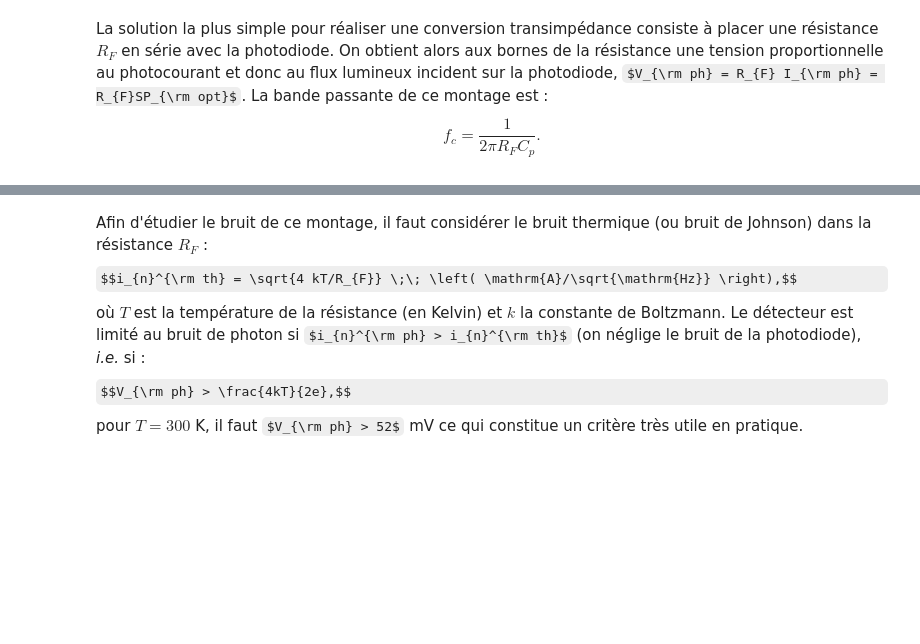
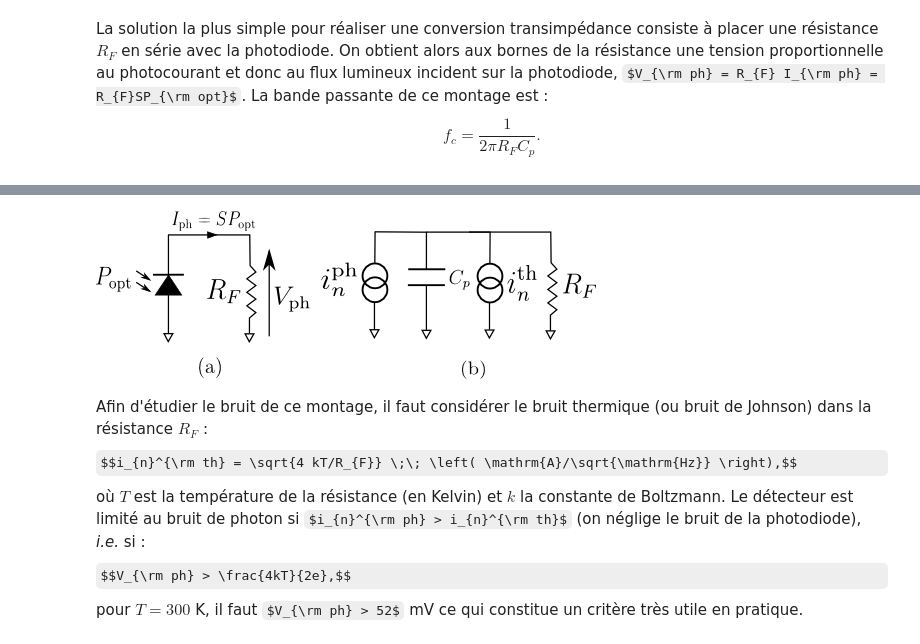
Before and after one commit to minjungkh/Photonics, a Jupyter notebook: photodetection.ipynb, the cells around one changed output, grey strips where cells are left out. Drawn from its saved outputs; the diff is of its cells as text; code cells hidden in the pictures; some formulas as TeX source; blank space fills up the shorter version.

```diff
--- a/photodetection.ipynb
+++ b/photodetection.ipynb
@@ -30,5 +30,5 @@ $$i_{n}^{\rm det} = S \; \mathrm{NEP}.$$
 La solution la plus simple pour réaliser une conversion transimpédance consiste à placer une résistance $R_{F}$ en série avec la photodiode. On obtient alors aux bornes de la résistance une tension proportionnelle au photocourant et donc au flux lumineux incident sur la photodiode, $V_{\rm ph} = R_{F} I_{\rm ph} = R_{F}SP_{\rm opt}$. La bande passante de ce montage est :
 $$f_{c} = \frac{1}{2 \pi R_{F} C_{p}}.$$
 # %%
-SVG(filename='img/pd_resistance.svg')
+Image(filename='img/pd_resistance.png')
 # %% [output]
@@ -36,3 +35,4 @@ SVG(filename='img/pd_resistance.svg')
+[figure, added]
 # %% [markdown]
 Afin d'étudier le bruit de ce montage, il faut considérer le bruit thermique (ou bruit de Johnson) dans la résistance $R_{F}$ :
 $$i_{n}^{\rm th} = \sqrt{4 kT/R_{F}} \;\; \left( \mathrm{A}/\sqrt{\mathrm{Hz}} \right),$$
```
Also changed, not shown: parts of 3 cells of this notebook, 6 other files.
